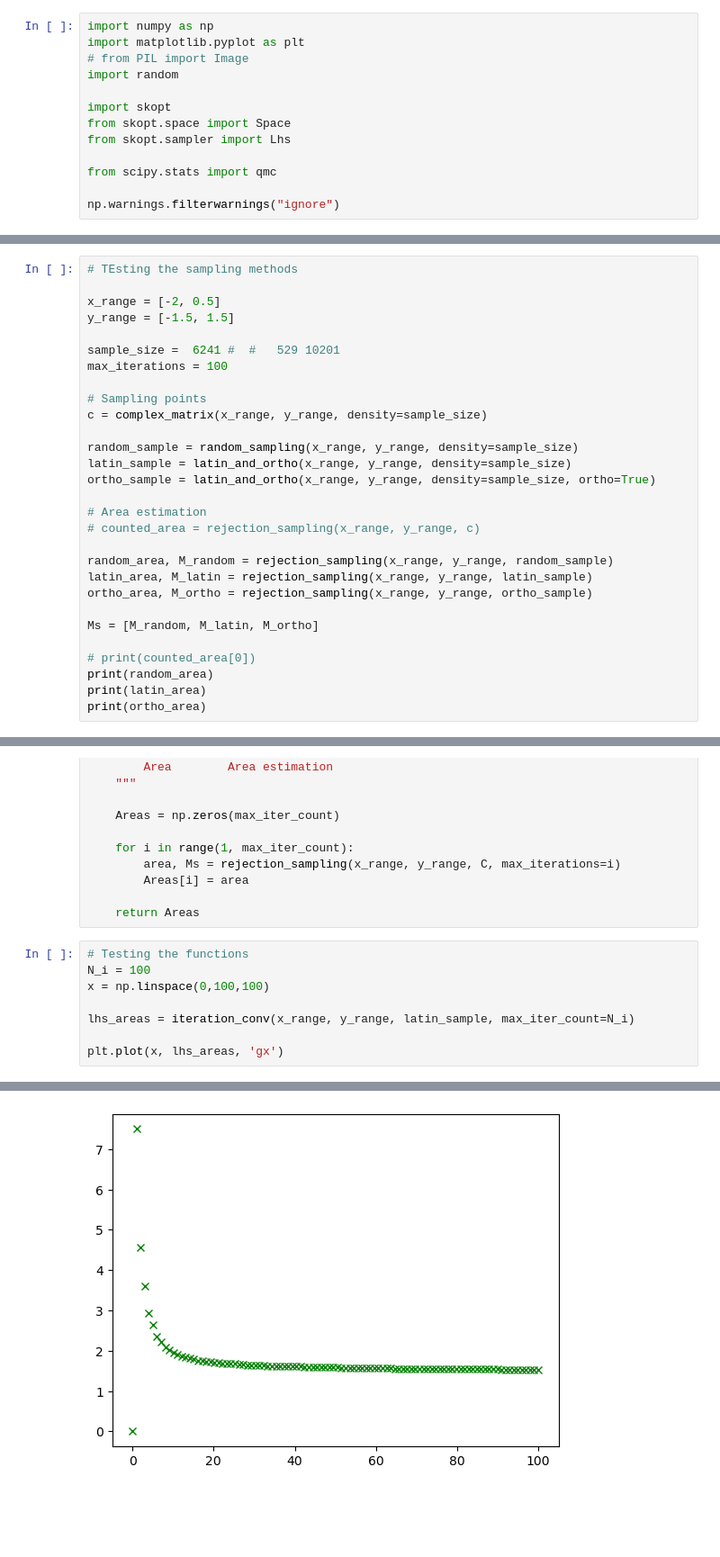
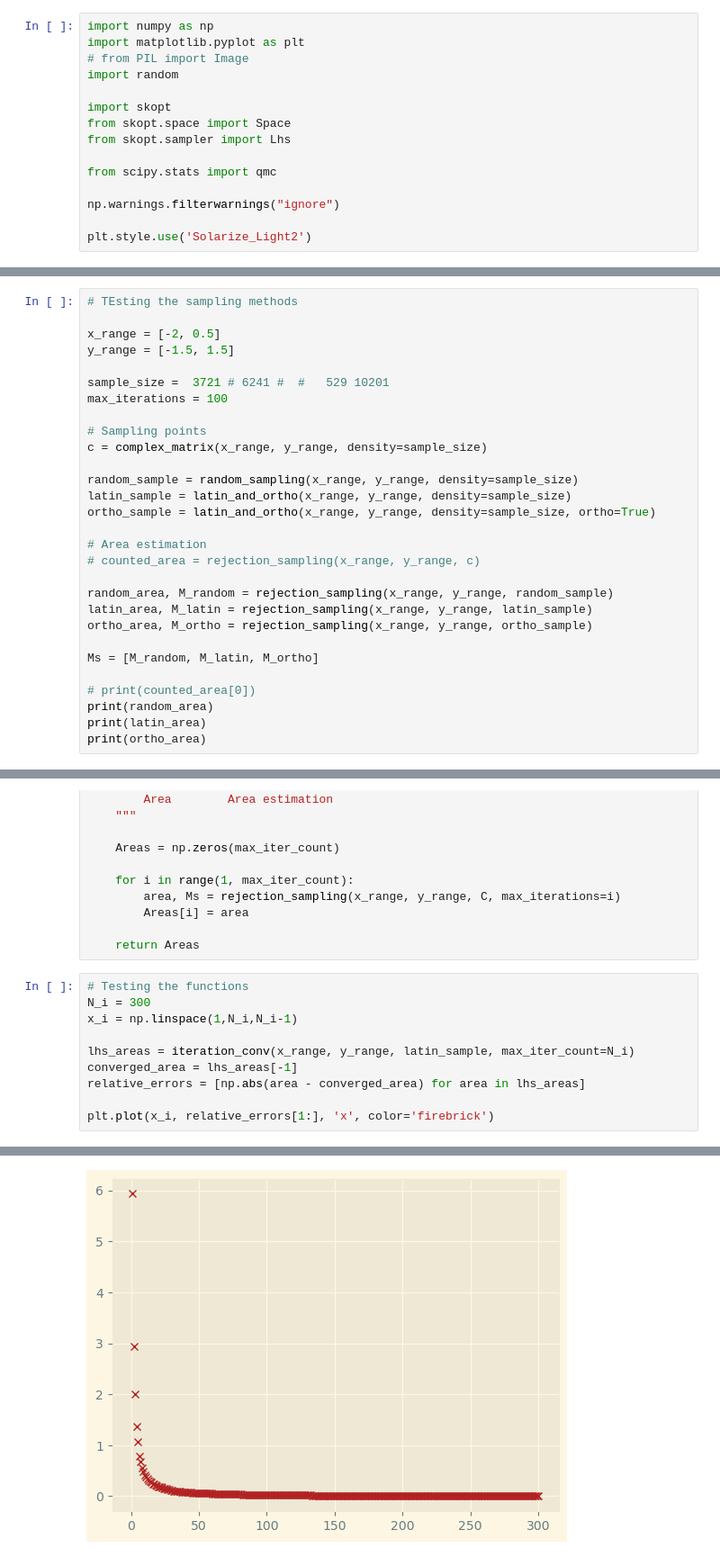
Before and after one commit to lendobo/Stochastic_Sim_1, a Jupyter notebook: mandelbrot.ipynb, the cells around one changed output, grey strips where cells are left out. Shown: that part at 90% size. Saved outputs shown, nothing was run; the diff lists cells and outputs as text; blank space fills up the shorter version.

```diff
--- a/mandelbrot.ipynb
+++ b/mandelbrot.ipynb
@@ -11,6 +11,8 @@ from skopt.sampler import Lhs
 from scipy.stats import qmc
 
 np.warnings.filterwarnings("ignore")
+
+plt.style.use('Solarize_Light2')
 # %%
 seed_gen = np.random.default_rng(seed=42)
 # %%
@@ -121,7 +123,7 @@ def rejection_sampling(x_range, y_range, C, max_iterations=100):
 x_range = [-2, 0.5]
 y_range = [-1.5, 1.5]
 
-sample_size =  6241 #  #   529 10201
+sample_size =  3721 # 6241 #  #   529 10201
 max_iterations = 100
 
 # Sampling points
@@ -182,12 +184,14 @@ def iteration_conv(x_range, y_range, C, max_iter_count=100):
     return Areas
 # %%
 # Testing the functions
-N_i = 100
-x = np.linspace(0,100,100)
+N_i = 300
+x_i = np.linspace(1,N_i,N_i-1)
 
 lhs_areas = iteration_conv(x_range, y_range, latin_sample, max_iter_count=N_i)
+converged_area = lhs_areas[-1]
+relative_errors = [np.abs(area - converged_area) for area in lhs_areas]
 
-plt.plot(x, lhs_areas, 'gx')
+plt.plot(x_i, relative_errors[1:], 'x', color='firebrick')
 # %% [output]
 [<matplotlib.lines.Line2D at 0x...>]
-[figure, old version]
+[figure, new version]
```
Also changed, not shown: parts of 6 cells of this notebook.
